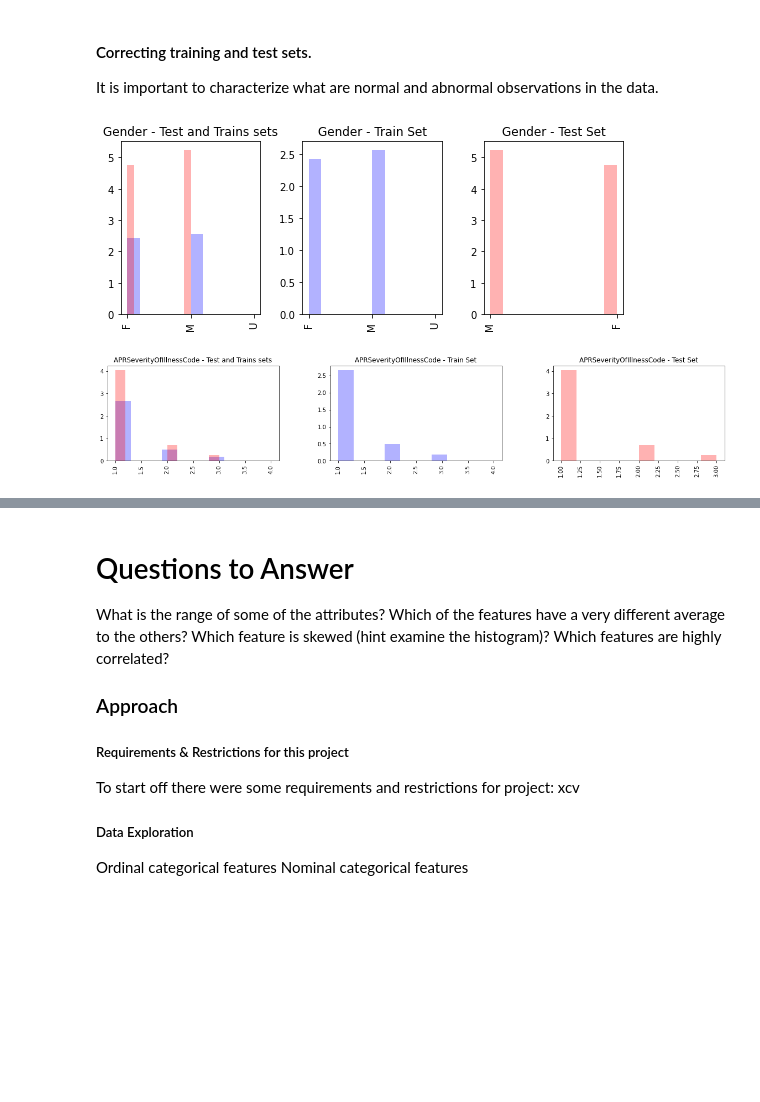
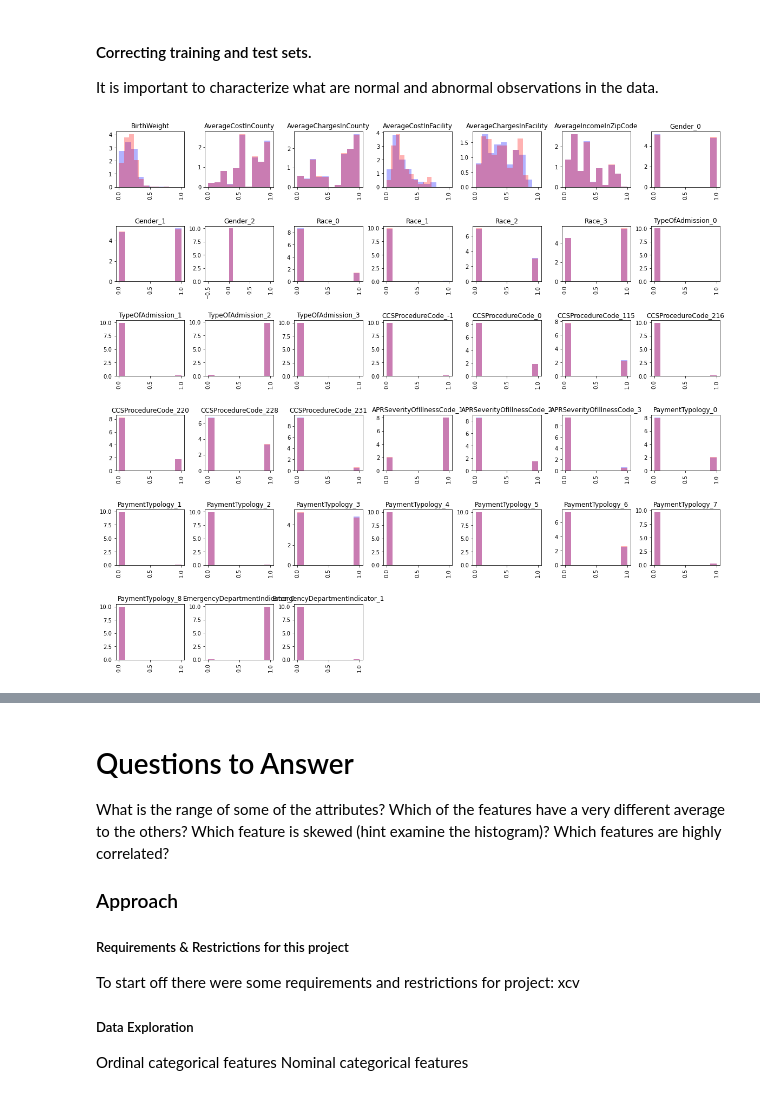
Before and after one commit to Luke-Mason/ML-A1, a Jupyter notebook: Assignment-1.ipynb, the cells around one changed output, grey strips where cells are left out. Drawn from its saved outputs; the diff is of its cells as text; code cells hidden in the pictures; blank space fills up the shorter version.

```diff
--- a/Assignment-1.ipynb
+++ b/Assignment-1.ipynb
@@ -118,5 +116,5 @@ for i, name in enumerate(str_category_features):
 # %%
-for i, col in enumerate(data_X.columns):
-    plt.boxplot(numerical_data_X[col])
-    plt.title('Median ' + col)
-    plt.show()
+# for i, col in enumerate(data_X.columns):
+#     plt.boxplot(numerical_data_X[col])
+#     plt.title('Median ' + col)
+#     plt.show()
@@ -166,15 +150,51 @@ for i, col in enumerate(patients_X_train.columns):
 #### Correcting training and test sets.
 It is important to characterize what are normal and abnormal observations in the data.
 # %%
-plt.figure(figsize=(9,3))
-hist_plot("Gender - Test and Trains sets", [patients_X_train["Gender"], patients_X_test["Gender"]], ['b', 'r'], 1, 3, 1)
-hist_plot("Gender - Train Set", [patients_X_train["Gender"]], ['b'], 1, 3, 2)
-hist_plot("Gender - Test Set", [patients_X_test["Gender"]], ['r'], 1, 3, 3)
+# plt.figure(figsize=(9,3))
+# hist_plot("Gender - Test and Trains sets", [patients_X_train["Gender"], patients_X_test["Gender"]], ['b', 'r'], 1, 3, 1)
+# hist_plot("Gender - Train Set", [patients_X_train["Gender"]], ['b'], 1, 3, 2)
+# hist_plot("Gender - Test Set", [patients_X_test["Gender"]], ['r'], 1, 3, 3)
 
-plt.figure(figsize=(20,3))
-hist_plot("APRSeverityOfIllnessCode - Test and Trains sets", [patients_X_train["APRSeverityOfIllnessCode"], patients_X_test["APRSeverityOfIllnessCode"]], ['b', 'r'], 1, 3, 1)
-hist_plot("APRSeverityOfIllnessCode - Train Set", [patients_X_train["APRSeverityOfIllnessCode"]], ['b'], 1, 3, 2)
-hist_plot("APRSeverityOfIllnessCode - Test Set", [patients_X_test["APRSeverityOfIllnessCode"]], ['r'], 1, 3, 3)
+# plt.figure(figsize=(20,3))
+# hist_plot("APRSeverityOfIllnessCode - Test and Trains sets", [patients_X_train["APRSeverityOfIllnessCode"], patients_X_test["APRSeverityOfIllnessCode"]], ['b', 'r'], 1, 3, 1)
+# hist_plot("APRSeverityOfIllnessCode - Train Set", [patients_X_train["APRSeverityOfIllnessCode"]], ['b'], 1, 3, 2)
+# hist_plot("APRSeverityOfIllnessCode - Test Set", [patients_X_test["APRSeverityOfIllnessCode"]], ['r'], 1, 3, 3)
-# %% [output]
-[figure, removed]
-[figure, removed]
+# %%
+from sklearn.preprocessing import MinMaxScaler
+from sklearn.preprocessing import OneHotEncoder
+
+categorical_attributes = ['Gender','Race', 'TypeOfAdmission', 'CCSProcedureCode', 'APRSeverityOfIllnessCode', 'PaymentTypology', 'EmergencyDepartmentIndicator']
+noncategorical_attributes = list(set(patients_X.columns).difference(set(categorical_attributes)))
+
+patients_x_train_scaled = patients_X_train.copy()
+patients_x_test_scaled = patients_X_test.copy()
+
+# Scale continuous features using minmax
+minmaxscaler = MinMaxScaler().fit(patients_x_train_scaled.loc[:, noncategorical_attributes])
+patients_x_train_scaled.loc[:, noncategorical_attributes] = minmaxscaler.transform(patients_x_train_scaled.loc[:, noncategorical_attributes])
+patients_x_test_scaled.loc[:, noncategorical_attributes] = minmaxscaler.transform(patients_x_test_scaled.loc[:, noncategorical_attributes])
+
+# One-hot encode categorical features
+for cat in categorical_attributes:
+  oh_enc = OneHotEncoder(handle_unknown='ignore')
+  oh_enc.fit(patients_x_train_scaled[[cat]])
+  # Train set
+  onehot_ = oh_enc.transform(patients_x_train_scaled[[cat]]).toarray()
+  for i in range(len(oh_enc.categories_[0])):
+    patients_x_train_scaled[cat + '_' + str(oh_enc.categories_[0][i])] = onehot_[:,i]
+
+  # Test set
+  onehot_ = oh_enc.transform(patients_x_test_scaled[[cat]]).toarray()
+  for i in range(len(oh_enc.categories_[0])):
+    patients_x_test_scaled[cat + '_' + str(oh_enc.categories_[0][i])] = onehot_[:,i]
+
+# Remove duplicated columns
+patients_x_train_scaled = patients_x_train_scaled.drop(categorical_attributes, axis=1)
+patients_x_test_scaled = patients_x_test_scaled.drop(categorical_attributes, axis=1)
+# %%
+# EDA
+plt.figure(figsize=(20,20))
+for i, col in enumerate(patients_x_train_scaled.columns):
+    hist_plot(col, [patients_x_train_scaled[col], patients_x_test_scaled[col]], ['b', 'r'], 7, 7, i+1)
+# %% [output]
+[figure, added]
```
Also changed, not shown: parts of 4 cells of this notebook.
